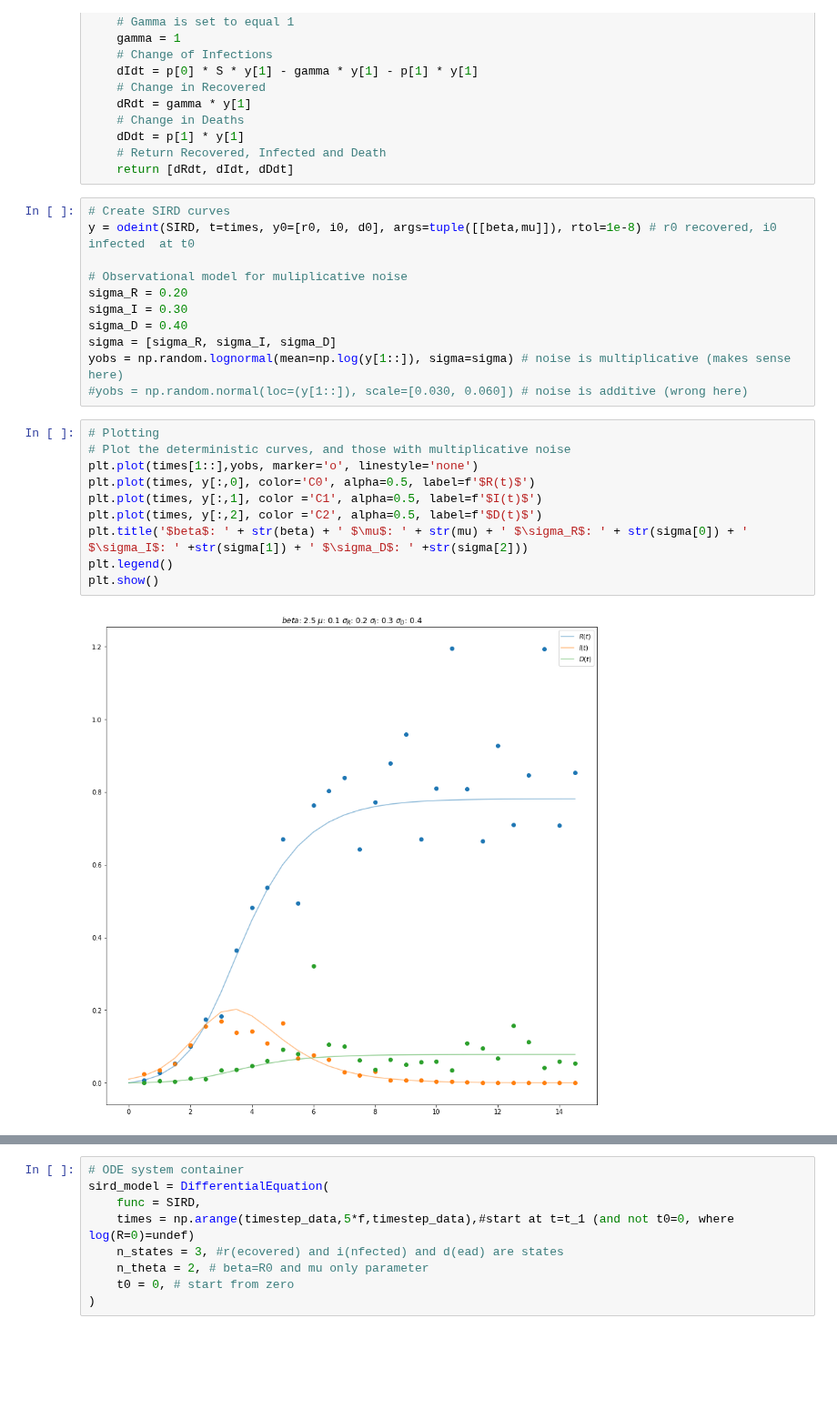
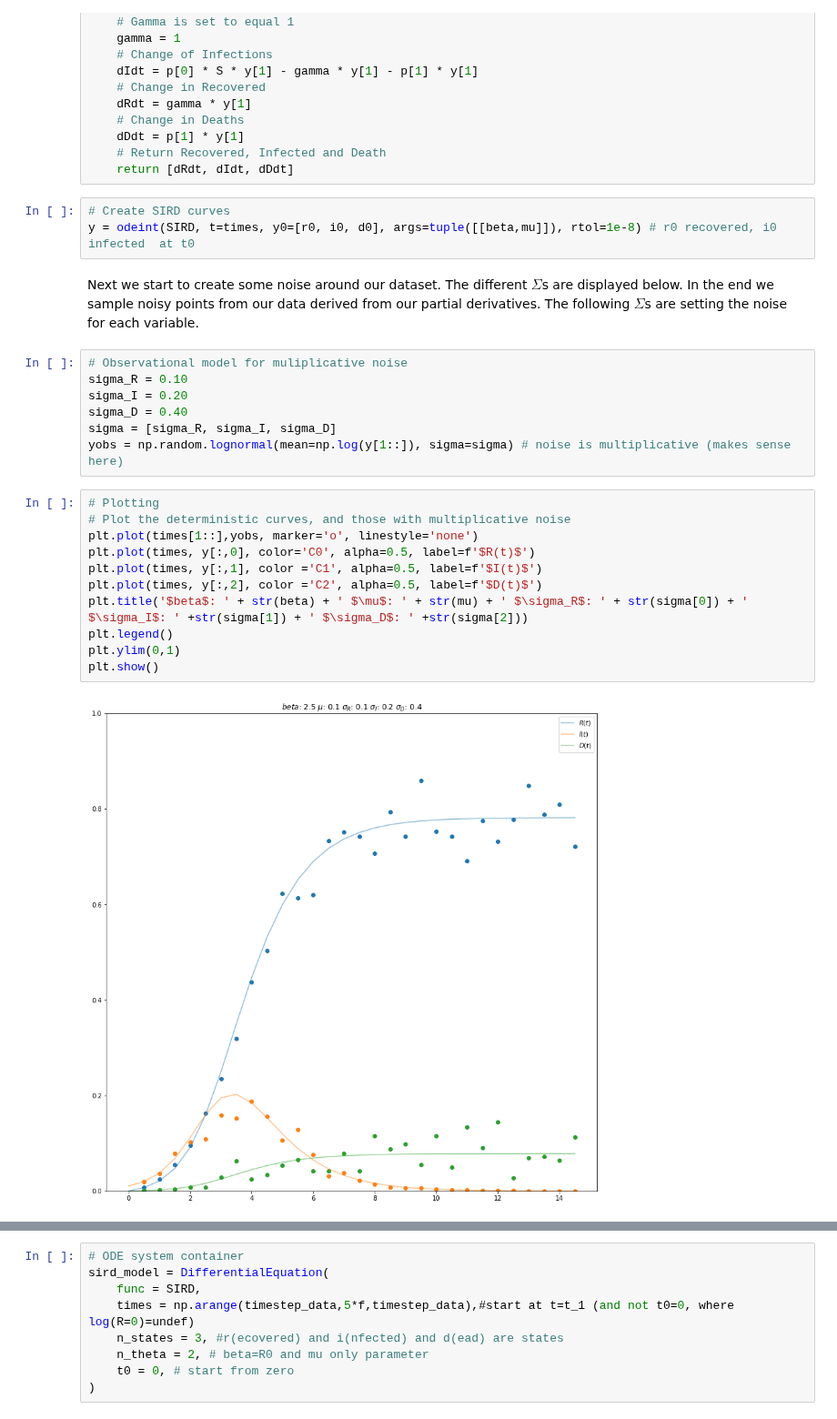
Before and after one commit to Estreuselito/Deus_ex_machina, a Jupyter notebook: MCMC/Assignment 4 - Master.ipynb, the cells around one changed output, grey strips where cells are left out. Shown at 91% size. Cells and saved outputs as stored; diff of their text form; blank space fills up the shorter version.

```diff
--- a/MCMC/Assignment 4 - Master.ipynb
+++ b/MCMC/Assignment 4 - Master.ipynb
@@ -252,26 +250,28 @@ def SIRD(y, t, p):
     dDdt = p[1] * y[1]
     # Return Recovered, Infected and Death
     return [dRdt, dIdt, dDdt]
+# %%
+# Create SIRD curves
+y = odeint(SIRD, t=times, y0=[r0, i0, d0], args=tuple([[beta,mu]]), rtol=1e-8) # r0 recovered, i0 infected  at t0
+# %% [markdown]
+Next we start to create some noise around our dataset. The different $\Sigma$s are displayed below. In the end we sample noisy points from our data derived from our partial derivatives. The following $\Sigma$s are setting the noise for each variable.
 # %%
-# Create SIRD curves
-y = odeint(SIRD, t=times, y0=[r0, i0, d0], args=tuple([[beta,mu]]), rtol=1e-8) # r0 recovered, i0 infected  at t0
-
 # Observational model for muliplicative noise
-sigma_R = 0.20
-sigma_I = 0.30
+sigma_R = 0.10
+sigma_I = 0.20
 sigma_D = 0.40
 sigma = [sigma_R, sigma_I, sigma_D]
 yobs = np.random.lognormal(mean=np.log(y[1::]), sigma=sigma) # noise is multiplicative (makes sense here)
-#yobs = np.random.normal(loc=(y[1::]), scale=[0.030, 0.060]) # noise is additive (wrong here)
 # %%
 # Plotting
 # Plot the deterministic curves, and those with multiplicative noise
 plt.plot(times[1::],yobs, marker='o', linestyle='none')
 plt.plot(times, y[:,0], color='C0', alpha=0.5, label=f'$R(t)$')
 plt.plot(times, y[:,1], color ='C1', alpha=0.5, label=f'$I(t)$')
 plt.plot(times, y[:,2], color ='C2', alpha=0.5, label=f'$D(t)$')
 plt.title('$beta$: ' + str(beta) + ' $\mu$: ' + str(mu) + ' $\sigma_R$: ' + str(sigma[0]) + ' $\sigma_I$: ' +str(sigma[1]) + ' $\sigma_D$: ' +str(sigma[2]))
 plt.legend()
+plt.ylim(0,1)
 plt.show()
 # %% [output]
-[figure, old version]
+[figure, new version]
```
Also changed, not shown: parts of 18 cells of this notebook.
